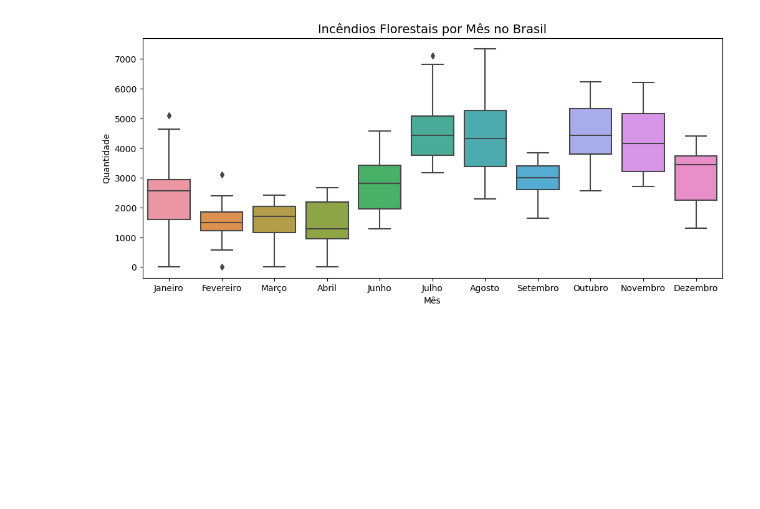
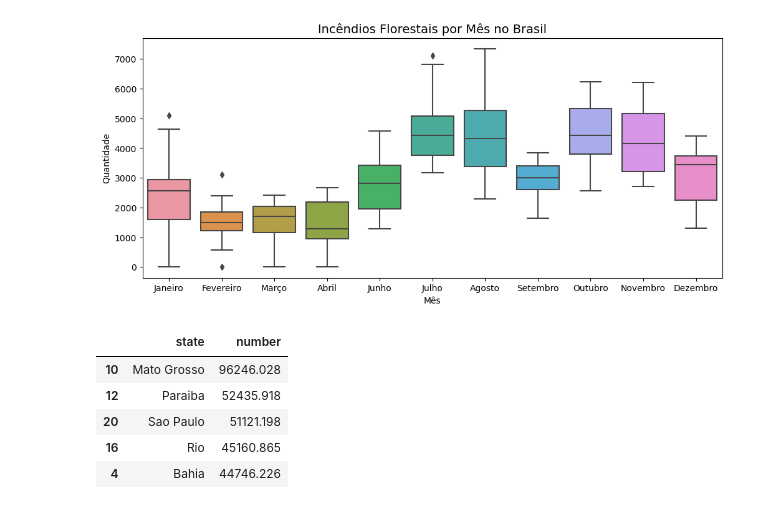
Before and after one commit to Thon20/INCENDIOS-FLORESTAIS-BRASIL, a Jupyter notebook: incendios-florestais.ipynb, the cells around one changed output. Saved outputs shown, nothing was run; the diff lists cells and outputs as text; code cells hidden in the pictures; blank space fills up the shorter version.

```diff
--- a/incendios-florestais.ipynb
+++ b/incendios-florestais.ipynb
@@ -129,3 +129,14 @@ plt.ylabel('Quantidade')
 plt.show();
 # %% [output]
 [figure]
+# %%
+# Total de incendios por estado
+total_incendios_estado = df.groupby('state')['number'].sum().reset_index().sort_values('number', ascending = False)
+total_incendios_estado.head()
+# %% [output]
+|  | state | number |
+| 10 | Mato Grosso | 96246.028 |
+| 12 | Paraiba | 52435.918 |
+| 20 | Sao Paulo | 51121.198 |
+| 16 | Rio | 45160.865 |
+| 4 | Bahia | 44746.226 |
```
Also changed, not shown: parts of 1 cell of this notebook.
